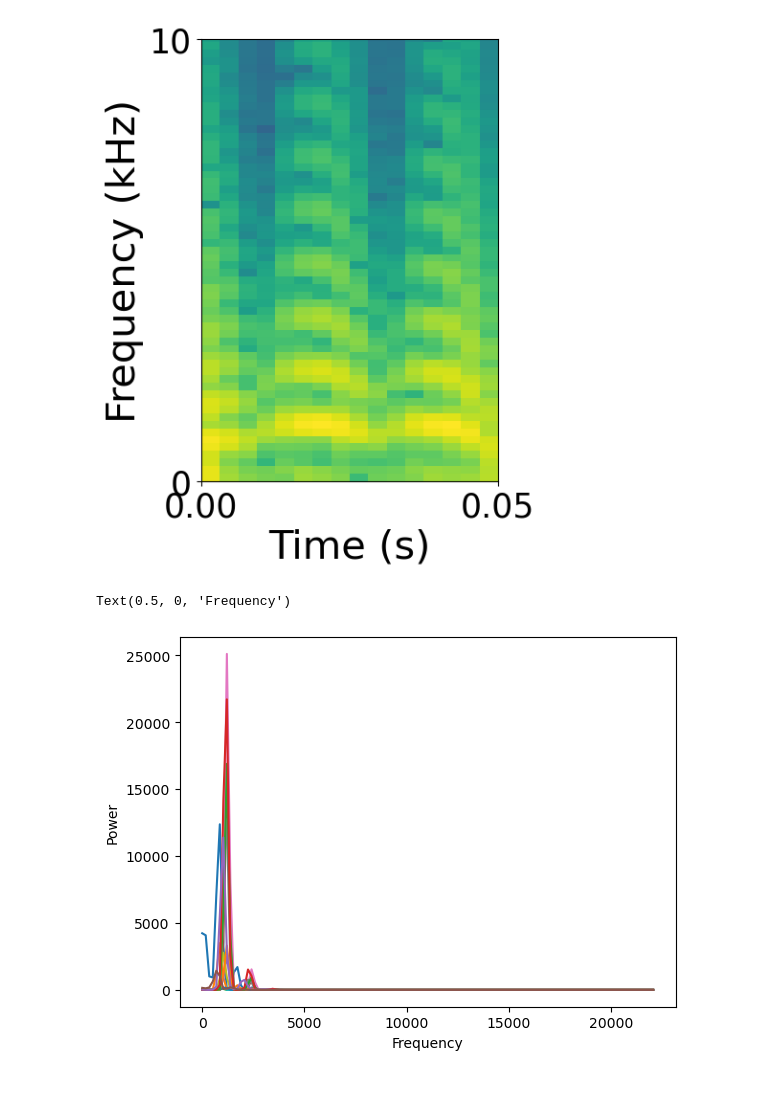
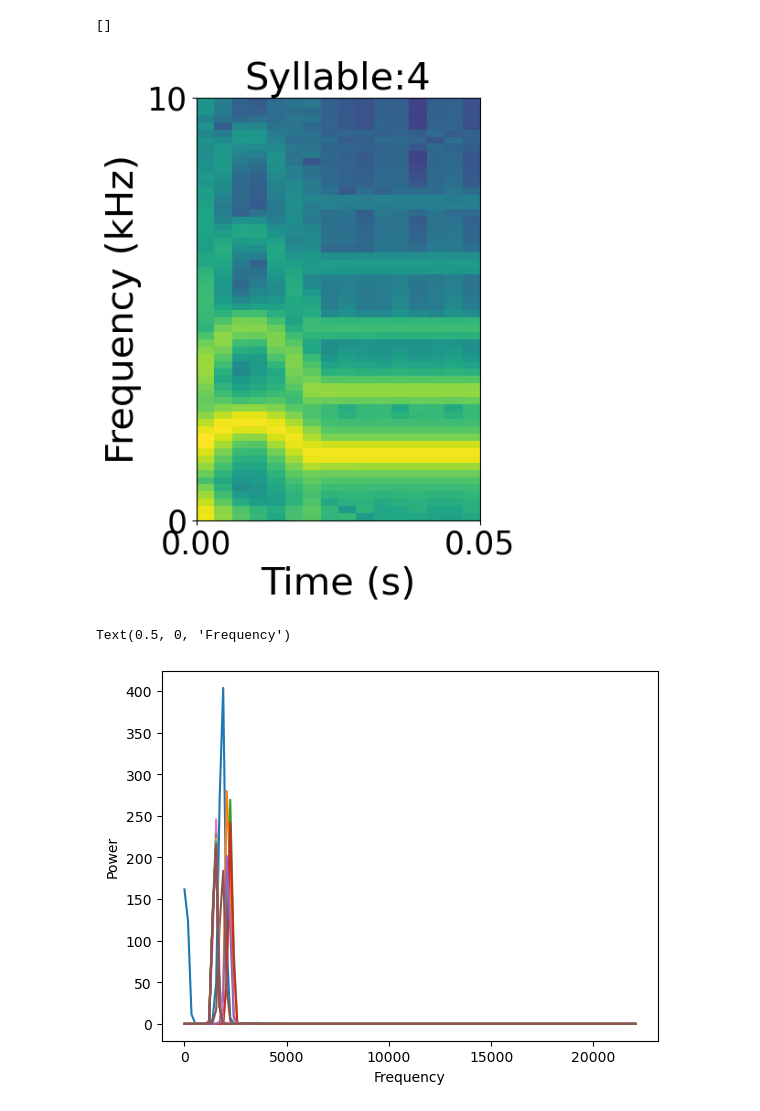
Before and after one commit to atharvsuryawanshi12/Dual_Pathway_RL_songbird, a Jupyter notebook: Syrinx/syrinx-amador.ipynb, the cells around one changed output. Saved outputs shown, nothing was run; the diff lists cells and outputs as text; code cells hidden in the pictures.

Commit message:
update syrinx

```diff
--- a/Syrinx/syrinx-amador.ipynb
+++ b/Syrinx/syrinx-amador.ipynb
@@ -22,9 +22,11 @@ np.random.seed(100)
 # %%
 # Parameters
 gamma = 12000
+
 duration = 0.050 #s
 dt = 1/44100 #s  #* 0.1 #1.e-4
-Amp = 4
+
+Amp = 10
 
 # Trachea parameters
 r=-0.9
@@ -42,3 +47,5 @@ Y = np.zeros(nt)          # Velocity
 # %%
 def sigmoid(x):
       return 1 / (1 + np.exp(-x))
+# %%
+syllable = 4
@@ -45,18 +154,4 @@ def sigmoid(x):
 # %%
-# RC4
-def Pressure(t):
-    """ Constant """
-    return 0.04*np.sin((duration/2 + t)*np.pi*100) + 0.05
-
-def Tension(t):
-    """ Generalised exponential waveform """
-    return   .3 - .2*np.exp(-200*t) -.00001 * np.exp(200*t)
-
-
-
-
-# Plots input signals to syrinx
-
 figure, ax = plt.subplots(2, sharex=True)
 
 time_x = np.linspace(0, duration, nt)
@@ -69,10 +164,10 @@ ax[0].set_ylabel('Pressure', fontsize=30)
 ax[0].spines['top'].set_visible(False)
 ax[0].spines['right'].set_visible(False)
 ax[0].spines['bottom'].set_visible(False)
-ax[0].set_ylim(0.06,.10)
+# ax[0].set_ylim(0.06,.10)
 ax[0].set_xlim(0,.05)
 ax[0].set_xticks([])
-ax[0].set_yticks([.06,.10])
+# ax[0].set_yticks([.06,.10])
 ax[0].tick_params(labelsize=25)
 ax[0].yaxis.set_label_coords(-0.275,.5)
 
@@ -80,14 +175,14 @@ ax[1].set_ylabel('Tension', fontsize=30)
 ax[1].set_xlabel('Time (s)', fontsize=30)
 ax[1].spines['top'].set_visible(False)
 ax[1].spines['right'].set_visible(False)
-ax[1].set_ylim(0,.4)
+# ax[1].set_ylim(0,.4)
 ax[0].set_xlim(0,.05)
 ax[0].set_xticks([0, .05])
-ax[1].set_yticks([0,.4])
+# ax[1].set_yticks([0,.4])
 ax[1].tick_params(labelsize=25, pad=10)
 ax[1].yaxis.set_label_coords(-0.26,.5)
 
 figure.set_size_inches(4, 6, forward=True)
 
-# plt.savefig('Figures/Fig2-SyrinxInput.pdf', bbox_inches='tight')
+plt.plot()
 # %% [output]
@@ -184,38 +302,37 @@ Text(0.5, 0, 'Time (s)')
 # %%
-# Plots spectrogram of syrinx output
-
 figure, ax = plt.subplots(1)
 
 (spectrumP, freqsP, t, im) = plt.specgram(P_t, Fs=1/dt, NFFT=256, noverlap=128, xextent=[0,.05], cmap='viridis')
 im
 
 
 ax.set_ylabel('Frequency (kHz)', fontsize=30)
 ax.set_xlabel('Time (s)', fontsize=30)
+ax.set_title(f'Syllable:{syllable}', fontsize=30)
 # ax.spines['top'].set_visible(False)
 # ax.spines['right'].set_visible(False)
 # ax.spines['bottom'].set_visible(False)
 ax.set_ylim(0,10000)
 ax.set_xlim(0,.05)
 ax.set_xticks([0,.05])
 ax.set_yticks([0, 10000])
 ax.set_yticklabels([0, 10])
 ax.tick_params(labelsize=25)
 
 figure.set_size_inches(4, 6, forward=True)
 
 
-# plt.savefig('Figures/Fig2-SyrinxOutputSpec.pdf', bbox_inches='tight')
+plt.plot()
 # %% [output]
+[]
-[figure, old version]
+[figure, new version]
 # %%
-(freqs, t, spectrum) = spectrogram(P_t, fs=1/dt)
 plt.plot(freqsP, spectrumP)
 plt.ylabel('Power')
 plt.xlabel('Frequency')
 # %% [output]
 Text(0.5, 0, 'Frequency')
-[figure, old version]
+[figure, new version]
 # %%
 sp = np.fft.rfft(P_t)
 freqs_sp = np.arange(sp.size) / (dt * nt)
```
Also changed, not shown: parts of 37 cells of this notebook, 14 other files.
